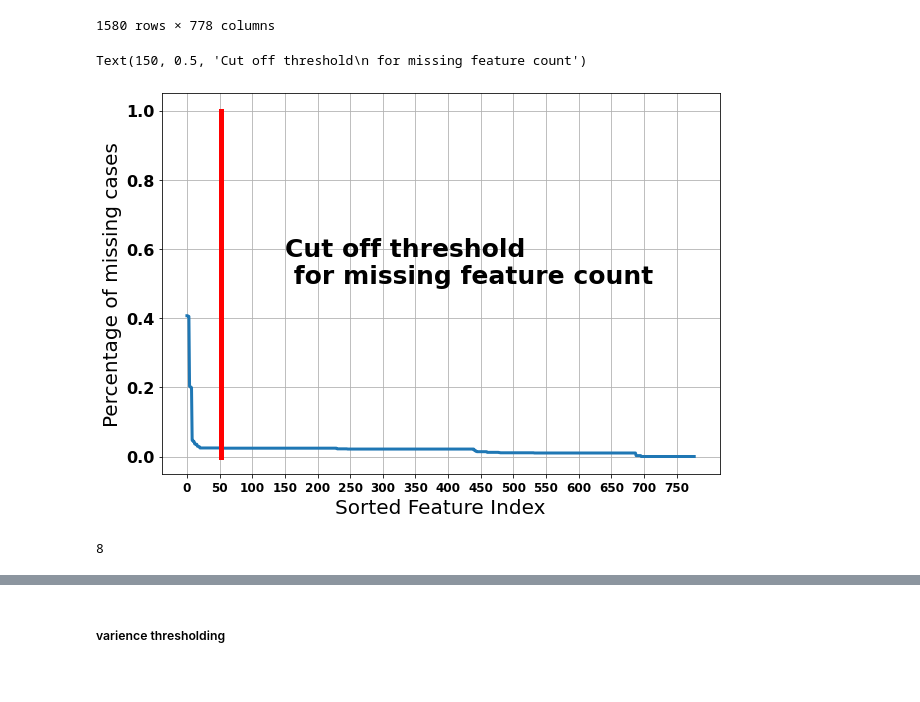
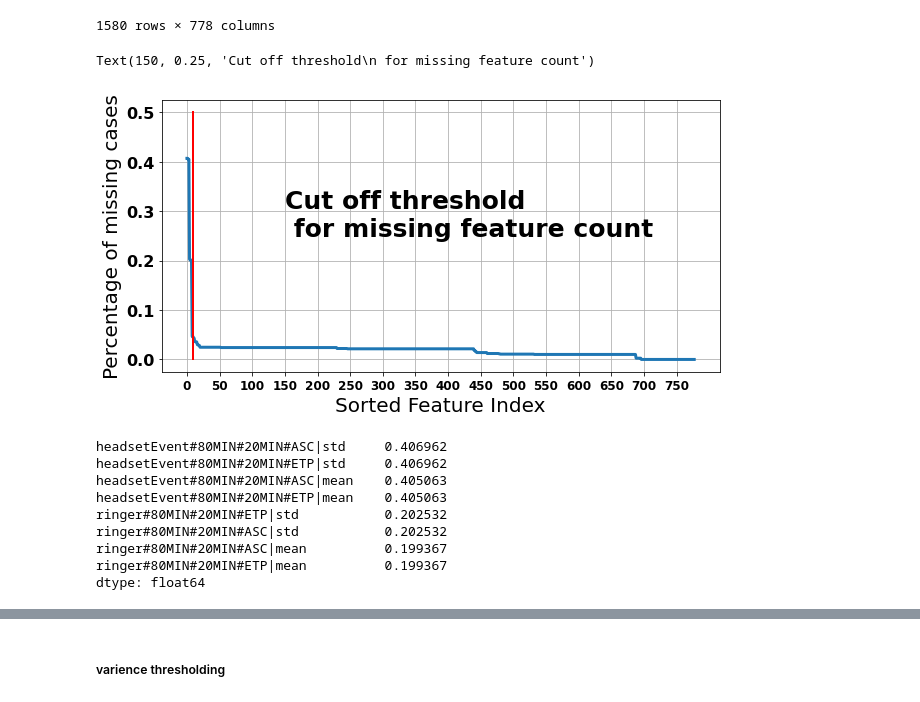
Before and after one commit to Jumabek/receptivity, a Jupyter notebook: analysis/Association Rule Mining.ipynb, the cells around one changed output, grey strips where cells are left out. Cells and saved outputs as stored; diff of their text form; code cells hidden in the pictures.

```diff
--- a/analysis/Association Rule Mining.ipynb
+++ b/analysis/Association Rule Mining.ipynb
@@ -10,12 +10,9 @@ from glob import glob
 from tqdm import tqdm
 import ntpath
 from copy import deepcopy
-from matplotlib import pyplot as plt
-import matplotlib
 
 import pytz
 TZ = pytz.FixedOffset(540) # GMT+09:00; Asia/Seoulsilent
-
 
 import sys
 sys.path.insert(0, '../')
@@ -38,10 +35,7 @@ import catboost
 import warnings
 from functools import reduce
 
-font = {'weight' : 'bold',
-        'size'   : 22}
-matplotlib.rc('font', **font)
-matplotlib.rcParams['figure.figsize'] = (8, 6)
+from matplotlib import pyplot as plt
 # %%
 def perf_metrics(y_true: np.ndarray, y_pred: np.ndarray):
     metrics = []
@@ -1933,6 +1966,9 @@ plt.show()
 # %%
 window_name, nsub = '80MIN', 4
-sub_features = pd.read_csv(f'feature/arm/{window_name}_{nsub}.csv').set_index(['pid','timestamp','sub_timestamp'])
+sub_features = pd.read_csv(
+    f'feature/arm/{window_name}_{nsub}.csv'
+).set_index(['pid','timestamp','sub_timestamp'])
+
 sub_features.isnull().sum(axis=0)
 # %% [output]
 appUsage_appPackage#80MIN#20MIN#ETP                            24
@@ -1967,12 +1986,11 @@ sub_features
 # %%
 from feature_preprocessing import impute_support_features
 
-
 sub_features = impute_support_features(sub_features)
 
-agg_feature = sub_features.groupby(['pid','timestamp']).agg(['mean','std']
+agg_feature = sub_features.groupby(['pid','timestamp']).agg(
+    ['mean','std']
 )
-
 agg_feature.columns = agg_feature.columns.map('|'.join).str.strip('|')
 # %% [markdown]
 #### Feature selection
@@ -1996,26 +2014,34 @@ agg_feature
 |  | 2019-05-05 21:57:53 | 0.852359 | 0.424426 | 21.25 | 4.573474 | ... |
 1580 rows × 778 columns
 # %%
-ds_missing = agg_feature.isnull().sum(axis=0)/N
+ds_missing = agg_feature.isnull().sum(axis=0)/len(agg_feature)
 
-plt.figure(figsize=(10,7))
+plt.figure(figsize=(10,5))
 N, D = agg_feature.shape
 ds_missing.sort_values(ascending=False).plot(linewidth=3)
 I = np.arange(0,D,50)
 plt.xticks(I,I, fontsize=12);
 plt.yticks( fontsize=16);
 plt.grid()
 plt.xlabel('Sorted Feature Index', fontsize=20)
 plt.ylabel('Percentage of missing cases', fontsize=20)
-plt.plot([52,52],[0,1], color='red',linewidth=5)
+plt.plot([10,10],[0,.5], color='red',linewidth=2)
 
-plt.text(150,0.5,'Cut off threshold\n for missing feature count', fontsize=25)
+plt.text(150,0.25,'Cut off threshold\n for missing feature count', fontsize=25)
 # %% [output]
-Text(150, 0.5, 'Cut off threshold\n for missing feature count')
+Text(150, 0.25, 'Cut off threshold\n for missing feature count')
-[figure, old version]
+[figure, new version]
 # %%
-(ds_missing>.1).sum()
+ds_missing.sort_values(ascending=False).head(8)
 # %% [output]
-8
+headsetEvent#80MIN#20MIN#ASC|std     0.406962
+headsetEvent#80MIN#20MIN#ETP|std     0.406962
+headsetEvent#80MIN#20MIN#ASC|mean    0.405063
+headsetEvent#80MIN#20MIN#ETP|mean    0.405063
+ringer#80MIN#20MIN#ETP|std           0.202532
+ringer#80MIN#20MIN#ASC|std           0.202532
+ringer#80MIN#20MIN#ASC|mean          0.199367
+ringer#80MIN#20MIN#ETP|mean          0.199367
+dtype: float64
 # %%
 #agg_feature
```
Also changed, not shown: parts of 12 cells of this notebook, 1 other file.
